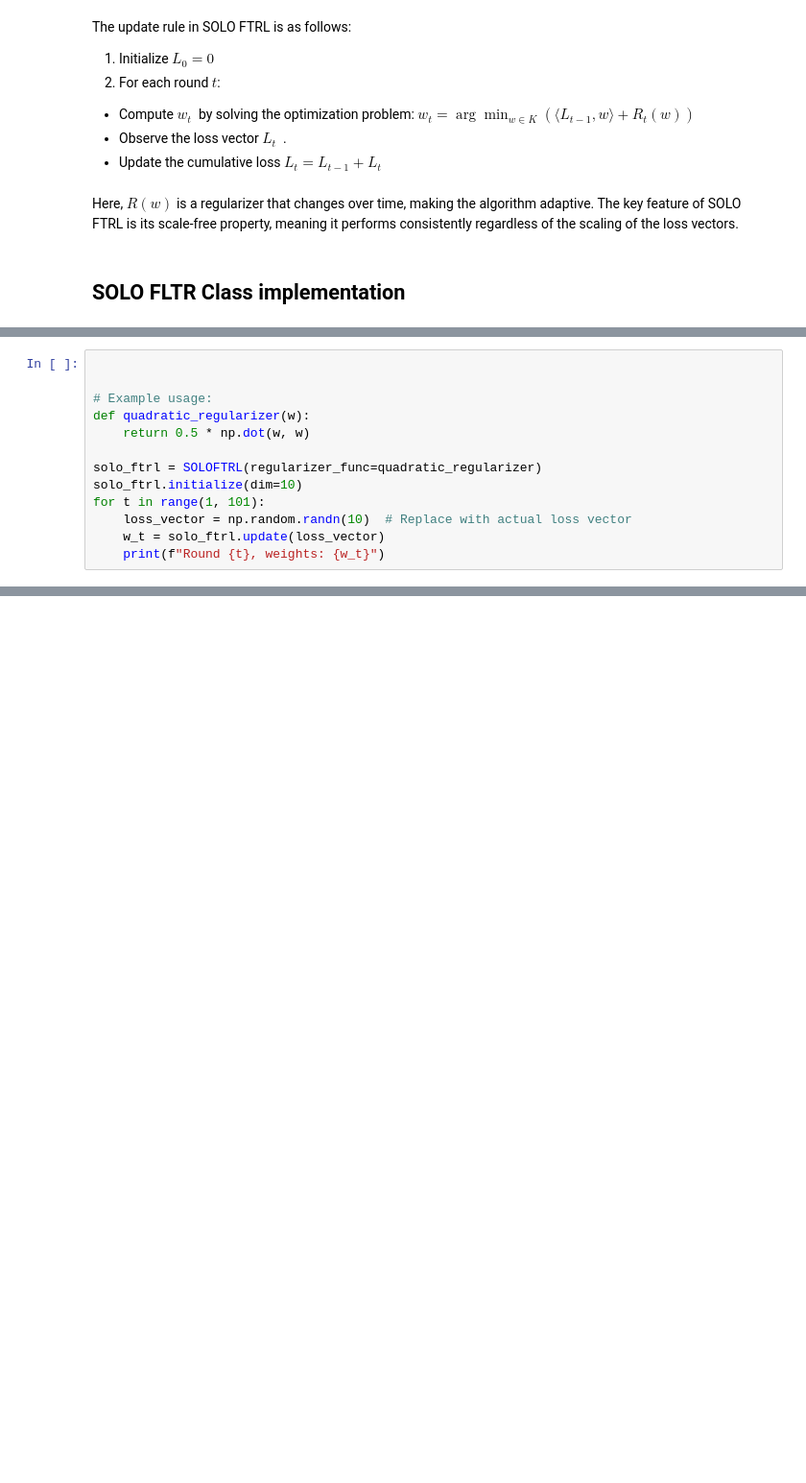
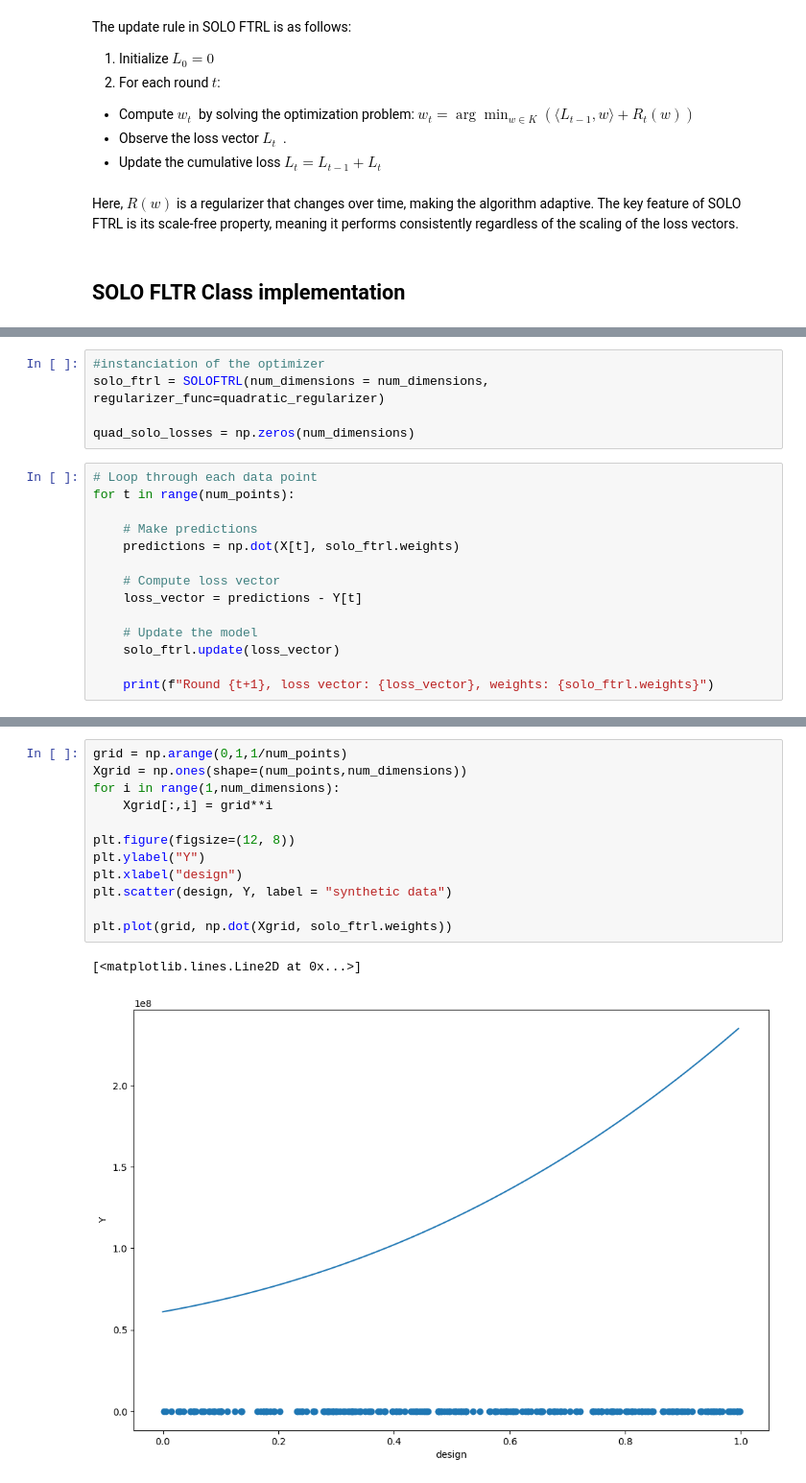
Before and after one commit to omeurer/ESSEC_seq_opt, a Jupyter notebook: final_notebook.ipynb, the cells around one changed output, grey strips where cells are left out. Shown at 96% size. Saved outputs shown, nothing was run; the diff lists cells and outputs as text; blank space fills up the shorter version.

```diff
--- a/final_notebook.ipynb
+++ b/final_notebook.ipynb
@@ -258,13 +244,0 @@ class SOLOFTRL:
-# %%
-
-
-# Example usage:
-def quadratic_regularizer(w):
-    return 0.5 * np.dot(w, w)
-
-solo_ftrl = SOLOFTRL(regularizer_func=quadratic_regularizer)
-solo_ftrl.initialize(dim=10)
-for t in range(1, 101):
-    loss_vector = np.random.randn(10)  # Replace with actual loss vector
-    w_t = solo_ftrl.update(loss_vector)
-    print(f"Round {t}, weights: {w_t}")
@@ -288,0 +282,19 @@ Round 100, weights: [-16.23343352 -14.50843001   4.68053719   0.17351547 -18.693
+# %%
+#instanciation of the optimizer
+solo_ftrl = SOLOFTRL(num_dimensions = num_dimensions, regularizer_func=quadratic_regularizer)
+
+quad_solo_losses = np.zeros(num_dimensions)
+# %%
+# Loop through each data point
+for t in range(num_points):
+
+    # Make predictions
+    predictions = np.dot(X[t], solo_ftrl.weights)
+
+    # Compute loss vector
+    loss_vector = predictions - Y[t]
+
+    # Update the model
+    solo_ftrl.update(loss_vector)
+
+    print(f"Round {t+1}, loss vector: {loss_vector}, weights: {solo_ftrl.weights}")
@@ -288,0 +331,15 @@ Round 100, weights: [-16.23343352 -14.50843001   4.68053719   0.17351547 -18.693
+# %%
+grid = np.arange(0,1,1/num_points)
+Xgrid = np.ones(shape=(num_points,num_dimensions))
+for i in range(1,num_dimensions):
+    Xgrid[:,i] = grid**i
+
+plt.figure(figsize=(12, 8))
+plt.ylabel("Y")
+plt.xlabel("design")
+plt.scatter(design, Y, label = "synthetic data")
+
+plt.plot(grid, np.dot(Xgrid, solo_ftrl.weights))
+# %% [output]
+[<matplotlib.lines.Line2D at 0x...>]
+[figure, added]
```
Also changed, not shown: parts of 16 cells of this notebook, 1 other file.
